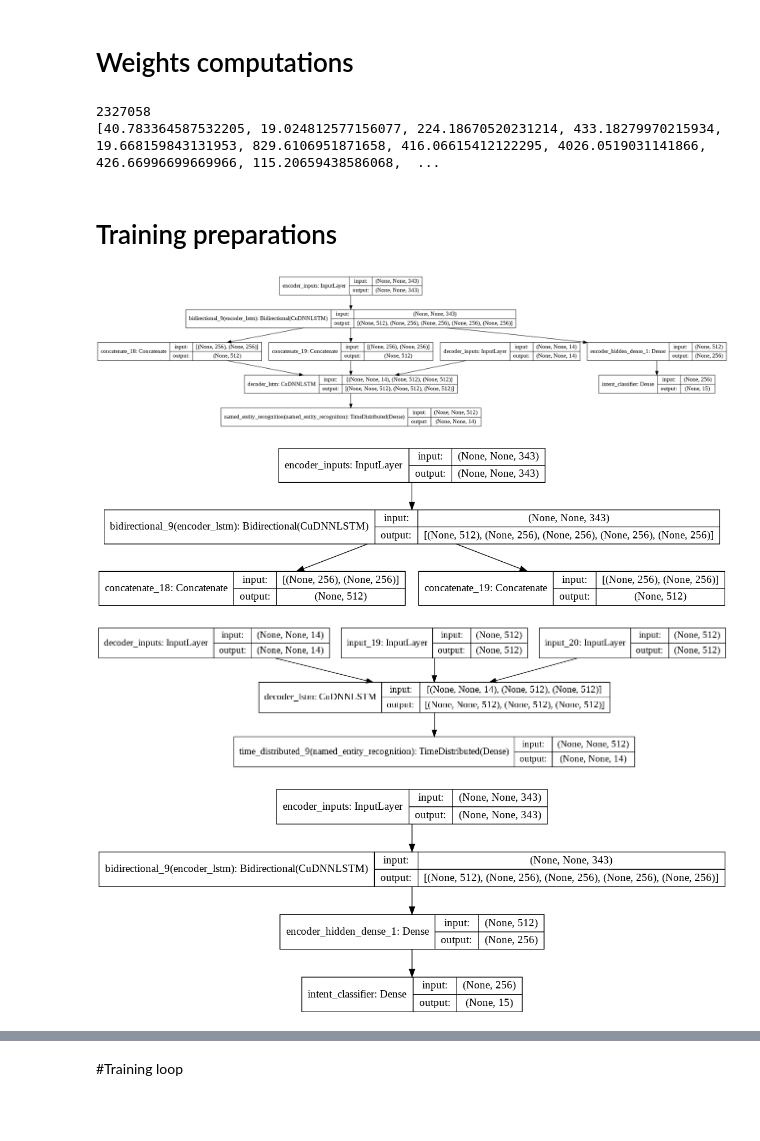
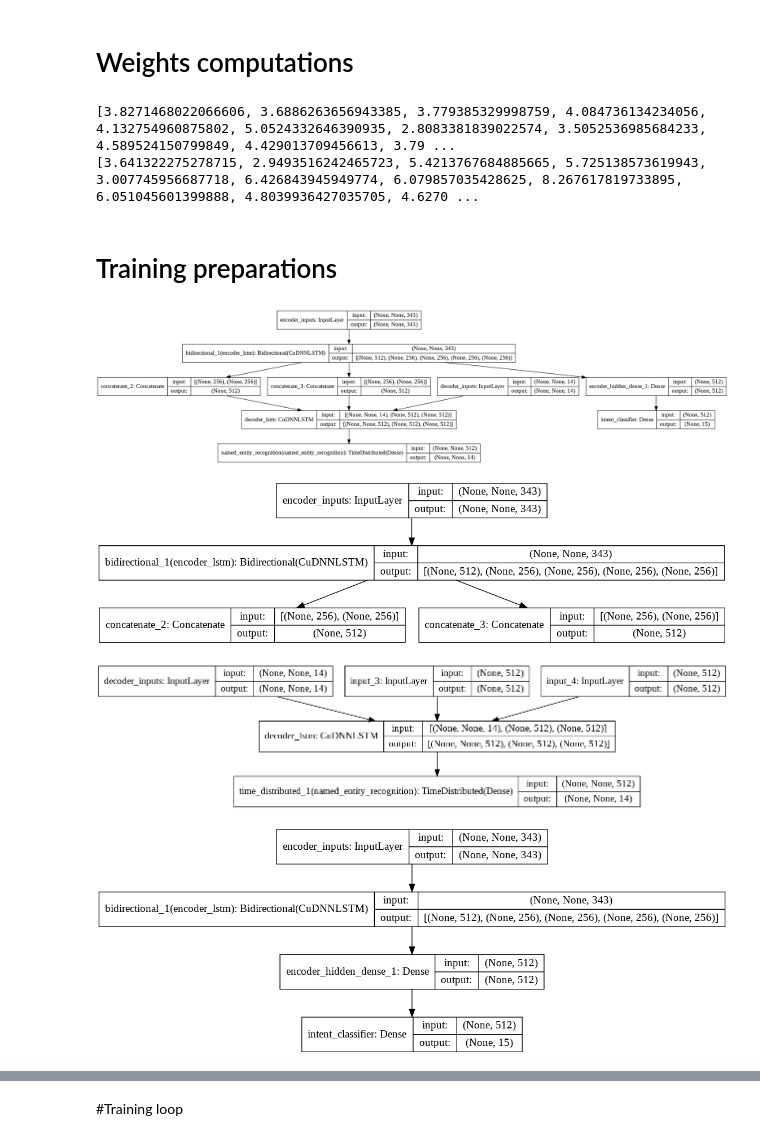
Before and after one commit to Wissben/intent_classification_train, a Jupyter notebook: real_encoder_decoder_training.ipynb, the cells around one changed output, grey strips where cells are left out. Saved outputs shown, nothing was run; the diff lists cells and outputs as text; code cells hidden in the pictures; blank space fills up the shorter version.

Commit message:
Fixing for retrain

```diff
--- a/real_encoder_decoder_training.ipynb
+++ b/real_encoder_decoder_training.ipynb
@@ -1678,14 +1752,14 @@ n_tags = len(TAG2OH)
 
 vector_size = 300#w2v_model.vector_size
 postag_vec_size = len(POSTAG_SET)
-batch_size = 256
+batch_size = 512
 
 conf_obj = {
     'activation' : 'relu',
     'model_name': 'base_20',
     'encoder_input_dim': vector_size+postag_vec_size,
     'encoder_output_dim': 256,
-    'encoder_dense_units': 256,
+    'encoder_dense_units': 512,
     'encoder_dense_output_dim' :n_intents,
     'decoder_input_dim': n_tags,
     'decoder_output_dim': n_tags,
@@ -1706,37 +1780,22 @@ for index,inst in enumerate(VAL_INSTANCES) :
 # %% [markdown]
 # Weights computations
 # %%
-# count = [0 for i in range(n_intents)]
-# for inst in TR_INSTANCES :
-#   count[np.argmax(np.array(INTENT2OH[inst['intent']]))]+=1
-# summed_intents  = sum(count)
-# print(summed_intents)
-# intent_classification_weights = {i:summed_intents/(count[i]) if count[i] != 0 else 1 for i,intent in enumerate(INTENT2OH)}
-# print(intent_classification_weights)
-# group_intents_labels = dict()
-# for gr in GROUP:
-#   group_intents_labels[gr] = [np.argmax(INTENT2OH[inst['intent']])for inst in GROUP[gr]]
-# pr(group_intents_labels)
+count = {i:0 for i in range(n_intents)}
+for inst in TR_INSTANCES :
+  count[np.argmax(INTENT2OH[inst['intent']])]+=1
+intent_classification_weights = list(create_class_weight(labels_dict=count).values())
+print(intent_classification_weights)
 
 
-count = [0 for i in range(n_tags)]
+count = {i:0 for i in range(n_tags)}
 for inst in TR_INSTANCES :
   for tag in inst['tags'].split():
     count[np.argmax(np.array(TAG2OH[tag]))]+=1
-summed_ner = sum(count)
-print(summed_ner)
-# ner_weights =  {i:summed_ner/(count[i]) if count[i] != 0 else 1 for i,intent in enumerate(TAG2OH)}
-ner_weights =  [summed_ner/(count[i]) if count[i] != 0 else 1 for i,intent in enumerate(TAG2OH)]
+ner_weights = list(create_class_weight(labels_dict=count).values())
 print(ner_weights)
-
-# class_weights = {'intent_classifier':intent_classification_weights,'named_entity_recognition':ner_weights}
-# pr(class_weights)
-
-# intents_sample_weights = [class_weights['intent_classifier'][inst] for inst in intents_labels]
-# pr(intents_sample_weights)
 # %% [output]
-2327058
-[40.783364587532205, 19.024812577156077, 224.18670520231214, 433.18279970215934, 19.668159843131953, 829.6106951871658, 416.06615412122295, 4026.0519031141866, 426.66996699669966, 115.20659438586068,  ...
+[3.8271468022066606, 3.6886263656943385, 3.779385329998759, 4.084736134234056, 4.132754960875802, 5.0524332646390935, 2.8083381839022574, 3.5052536985684233, 4.589524150799849, 4.429013709456613, 3.79 ...
+[3.641322275278715, 2.9493516242465723, 5.4213767684885665, 5.725138573619943, 3.007745956687718, 6.426843945949774, 6.079857035428625, 8.267617819733895, 6.051045601399888, 4.8039936427035705, 4.6270 ...
 # %% [markdown]
 # Training preparations
 # %%
@@ -1759,37 +1818,41 @@ plot_model(model.inf_intent_classifier,
 display(Image(model.model_name+'.png'))
 print('\n')
 display(Image('inf_encoder_model.png'))
 print('\n')
 display(Image('inf_decoder_model.png'))
 print('\n')
 display(Image('inf_intent_classifier.png'))
 print('\n')
 
 model.model.summary()
 
 losses = {
     "intent_classifier": "categorical_crossentropy",
     "named_entity_recognition": weighted_categorical_crossentropy(np.array(ner_weights)),
 }
 
 metrics = {
-    "intent_classifier": "categorical_accuracy",
-    "named_entity_recognition": ["categorical_accuracy",ignore_class_accuracy(13)],
+    "intent_classifier": ["categorical_accuracy",Recall()],
+    "named_entity_recognition": ["categorical_accuracy",ignore_class_accuracy(13),Recall()],
 }
 
 lossWeights = {
     "intent_classifier": 1.0,
     "named_entity_recognition": 1.0
 }
 
 model.model.compile(optimizer=keras.optimizers.RMSprop(),
                     loss=losses,
                     loss_weights=lossWeights,
                     metrics=metrics)
+
+
+#You can load the model here to retrain it
+model.load_models_weights(root='/content/gdrive/My Drive/Models_NLU/demo/',new_name='base_23')
 # %% [output]
 [figure]
-[figure, old version]
+[figure, new version]
-[figure, old version]
+[figure, new version]
 [figure]
 __________________________________________________________________________________________________
 Layer (type)                    Output Shape         Param #     Connected to
```
Also changed, not shown: parts of 26 cells of this notebook.
